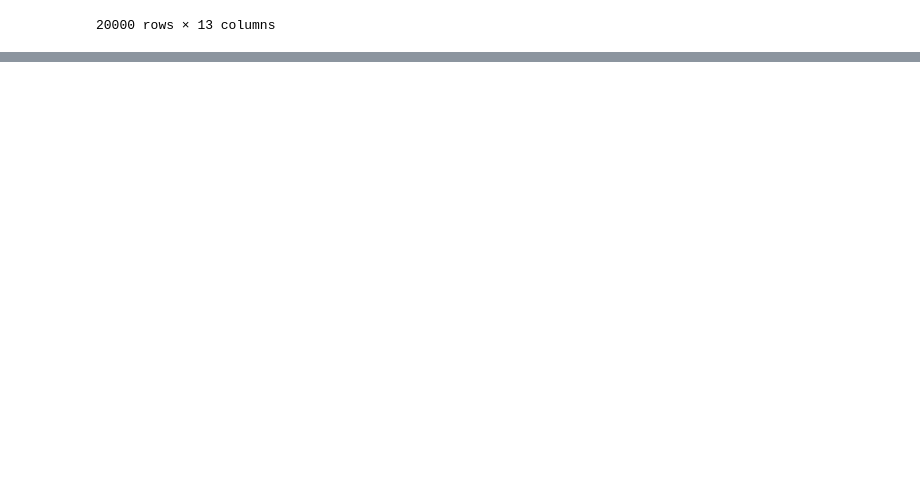
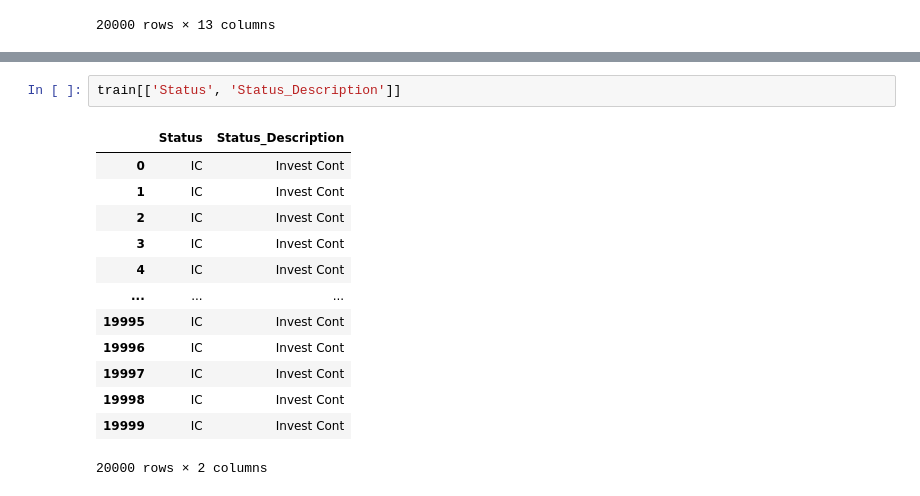
Before and after one commit to sasankjampana8/crime-cast-forecasting-crime-categories, a Jupyter notebook: EDA.ipynb, the cells around one changed output, grey strips where cells are left out. Saved outputs shown, nothing was run; the diff lists cells and outputs as text; blank space fills up the shorter version.

```diff
--- a/EDA.ipynb
+++ b/EDA.ipynb
@@ -177,0 +302,16 @@ train[object_columns]
+# %%
+train[['Status', 'Status_Description']]
+# %% [output]
+|  | Status | Status_Description |
+| 0 | IC | Invest Cont |
+| 1 | IC | Invest Cont |
+| 2 | IC | Invest Cont |
+| 3 | IC | Invest Cont |
+| 4 | IC | Invest Cont |
+| ... | ... | ... |
+| 19995 | IC | Invest Cont |
+| 19996 | IC | Invest Cont |
+| 19997 | IC | Invest Cont |
+| 19998 | IC | Invest Cont |
+| 19999 | IC | Invest Cont |
+20000 rows × 2 columns
```
Also changed, not shown: parts of 12 cells of this notebook.
